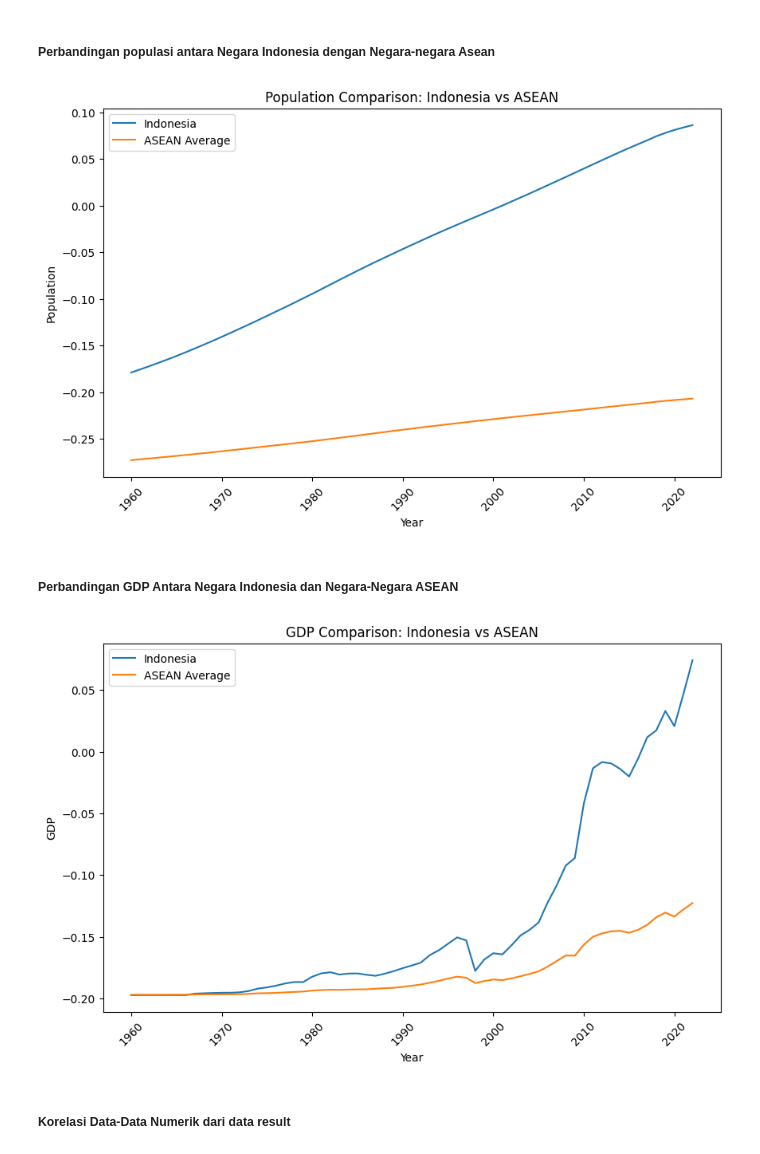
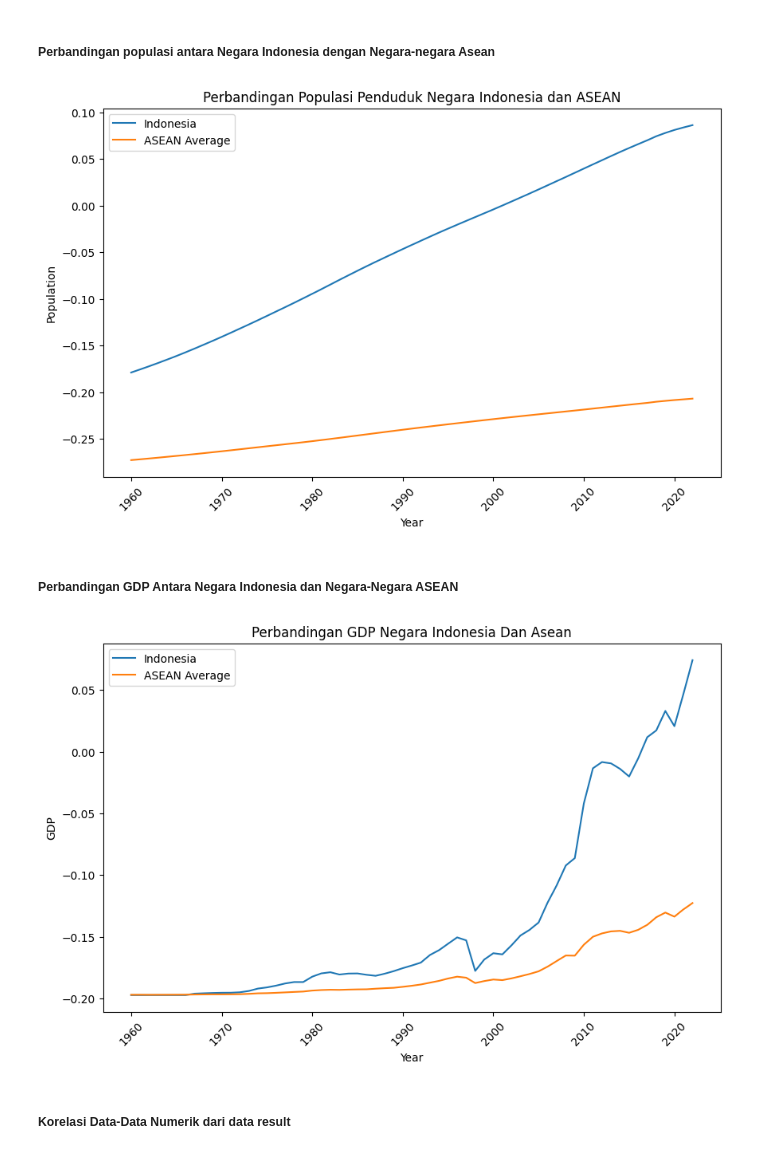
Before and after one commit to Timekeeper25/mini_project_DE_muhammad_raihan_saputra, a Jupyter notebook: notebook.ipynb, the cells around one changed output. Drawn from its saved outputs; the diff is of its cells as text; code cells hidden in the pictures.

```diff
--- a/notebook.ipynb
+++ b/notebook.ipynb
@@ -1261,20 +1252,20 @@ plt.show()
 # %%
 asean_countries = ['IDN', 'SGP', 'THA', 'PHL', 'MYS', 'VNM', 'MMR', 'KHM', 'LAO', 'BRN']
 
 indonesia_data = result[result['Country Code'] == 'IDN']
 asean_data = result[result['Country Code'].isin(asean_countries)]
 
 plt.figure(figsize=(10, 6))
 sns.lineplot(x='Year', y='Population', data=indonesia_data, label='Indonesia')
 sns.lineplot(x='Year', y='Population', data=asean_data, estimator='mean', errorbar=None, label='ASEAN Average')
-plt.title('Population Comparison: Indonesia vs ASEAN')
+plt.title('Perbandingan Populasi Penduduk Negara Indonesia dan ASEAN')
 plt.xlabel('Year')
 plt.ylabel('Population')
 plt.legend()
 plt.xticks(rotation=45)
 plt.show()
 # %% [output]
-[figure, old version]
+[figure, new version]
 # %% [markdown]
 ##### Perbandingan GDP Antara Negara Indonesia dan Negara-Negara ASEAN
 # %%
@@ -1286,14 +1277,14 @@ asean_data = result[result['Country Code'].isin(asean_countries)]
 plt.figure(figsize=(10, 6))
 sns.lineplot(x='Year', y='GDP', data=indonesia_data, label='Indonesia')
 sns.lineplot(x='Year', y='GDP', data=asean_data, estimator='mean', errorbar=None, label='ASEAN Average')
-plt.title('GDP Comparison: Indonesia vs ASEAN')
+plt.title('Perbandingan GDP Negara Indonesia Dan Asean')
 plt.xlabel('Year')
 plt.ylabel('GDP')
 plt.legend()
 plt.xticks(rotation=45)
 plt.show()
 # %% [output]
-[figure, old version]
+[figure, new version]
 # %% [markdown]
 ##### Korelasi Data-Data Numerik dari data result
 # %%
```
Also changed, not shown: parts of 19 cells of this notebook, 1 other file.
